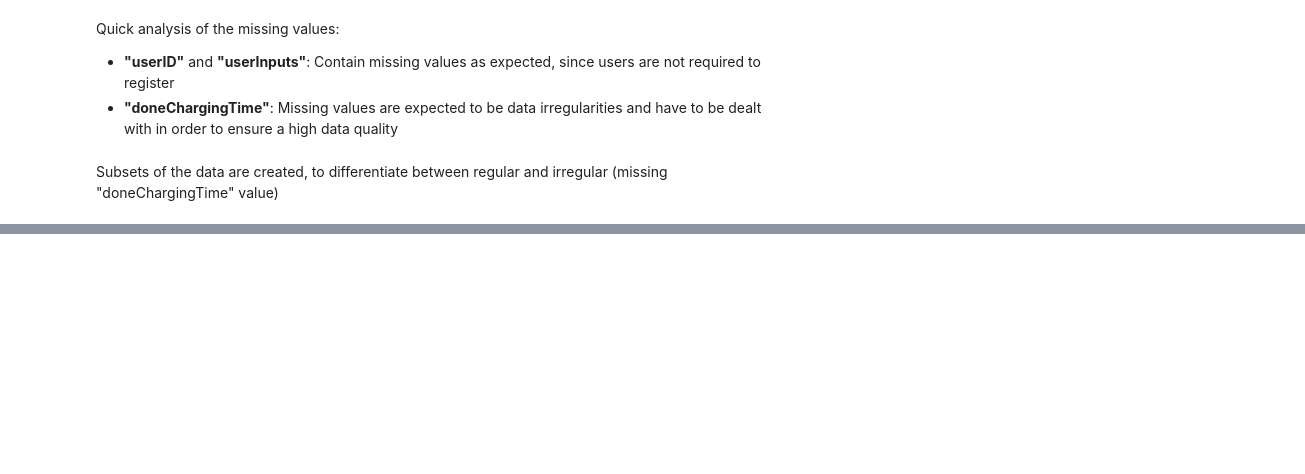
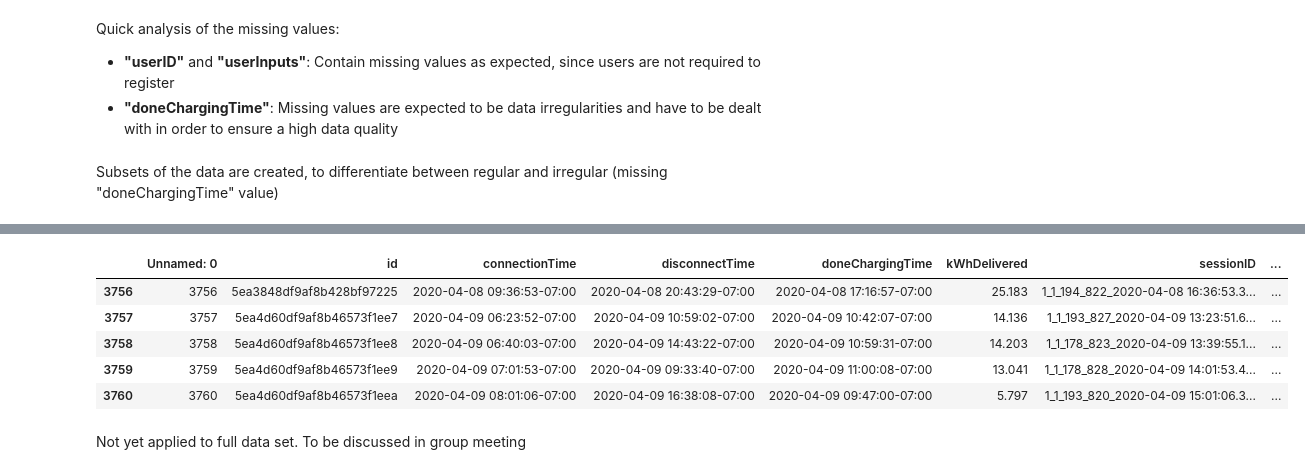
Before and after one commit to JakobJetter/AA_Project_WS2526, a Jupyter notebook: 01_Data_Preparation/data_preparation_felix.ipynb, the cells around one changed output, grey strips where cells are left out. Saved outputs shown, nothing was run; the diff lists cells and outputs as text; code cells hidden in the pictures; blank space fills up the shorter version.

```diff
--- a/01_Data_Preparation/data_preparation_felix.ipynb
+++ b/01_Data_Preparation/data_preparation_felix.ipynb
@@ -162,0 +276,11 @@ Irregular trips without doneChargingTime value: 4087
+# %%
+charging_data_regular_trips['parkDuration'] = charging_data_regular_trips['disconnectTime'] - charging_data_regular_trips['connectionTime']
+charging_data_regular_trips['chargingDuration'] = charging_data_regular_trips['doneChargingTime'] - charging_data_regular_trips['connectionTime']
+
+avg_chargingDuration = charging_data_regular_trips['chargingDuration'].mean()
+avg_kWhDelivered = charging_data_regular_trips['kWhDelivered'].mean()
+avg_timePerKWh = avg_chargingDuration / avg_kWhDelivered
+
+print(f"Average charging duration: {avg_chargingDuration}")
+print(f"Average kWh delivered: {avg_kWhDelivered}")
+print(f"Average time per kWh: {avg_timePerKWh}")
@@ -162,0 +300,12 @@ Irregular trips without doneChargingTime value: 4087
+# %%
+charging_data_wo_doneChargingTime['doneChargingTime'] = (charging_data_wo_doneChargingTime['connectionTime'] + pd.to_timedelta(avg_timePerKWh.total_seconds() * charging_data_wo_doneChargingTime['kWhDelivered'], unit='s')).dt.round('s')
+charging_data_wo_doneChargingTime.head()
+# %% [output]
+|  | Unnamed: 0 | id | connectionTime | disconnectTime | doneChargingTime | kWhDelivered | sessionID | ... |
+| 3756 | 3756 | 5ea3848df9af8b428bf97225 | 2020-04-08 09:36:53-07:00 | 2020-04-08 20:43:29-07:00 | 2020-04-08 17:16:57-07:00 | 25.183 | 1_1_194_822_2020-04-08 16:36:53.3... | ... |
+| 3757 | 3757 | 5ea4d60df9af8b46573f1ee7 | 2020-04-09 06:23:52-07:00 | 2020-04-09 10:59:02-07:00 | 2020-04-09 10:42:07-07:00 | 14.136 | 1_1_193_827_2020-04-09 13:23:51.6... | ... |
+| 3758 | 3758 | 5ea4d60df9af8b46573f1ee8 | 2020-04-09 06:40:03-07:00 | 2020-04-09 14:43:22-07:00 | 2020-04-09 10:59:31-07:00 | 14.203 | 1_1_178_823_2020-04-09 13:39:55.1... | ... |
+| 3759 | 3759 | 5ea4d60df9af8b46573f1ee9 | 2020-04-09 07:01:53-07:00 | 2020-04-09 09:33:40-07:00 | 2020-04-09 11:00:08-07:00 | 13.041 | 1_1_178_828_2020-04-09 14:01:53.4... | ... |
+| 3760 | 3760 | 5ea4d60df9af8b46573f1eea | 2020-04-09 08:01:06-07:00 | 2020-04-09 16:38:08-07:00 | 2020-04-09 09:47:00-07:00 | 5.797 | 1_1_193_820_2020-04-09 15:01:06.3... | ... |
+# %% [markdown]
+Not yet applied to full data set. To be discussed in group meeting
```
Also changed, not shown: parts of 24 cells of this notebook.
